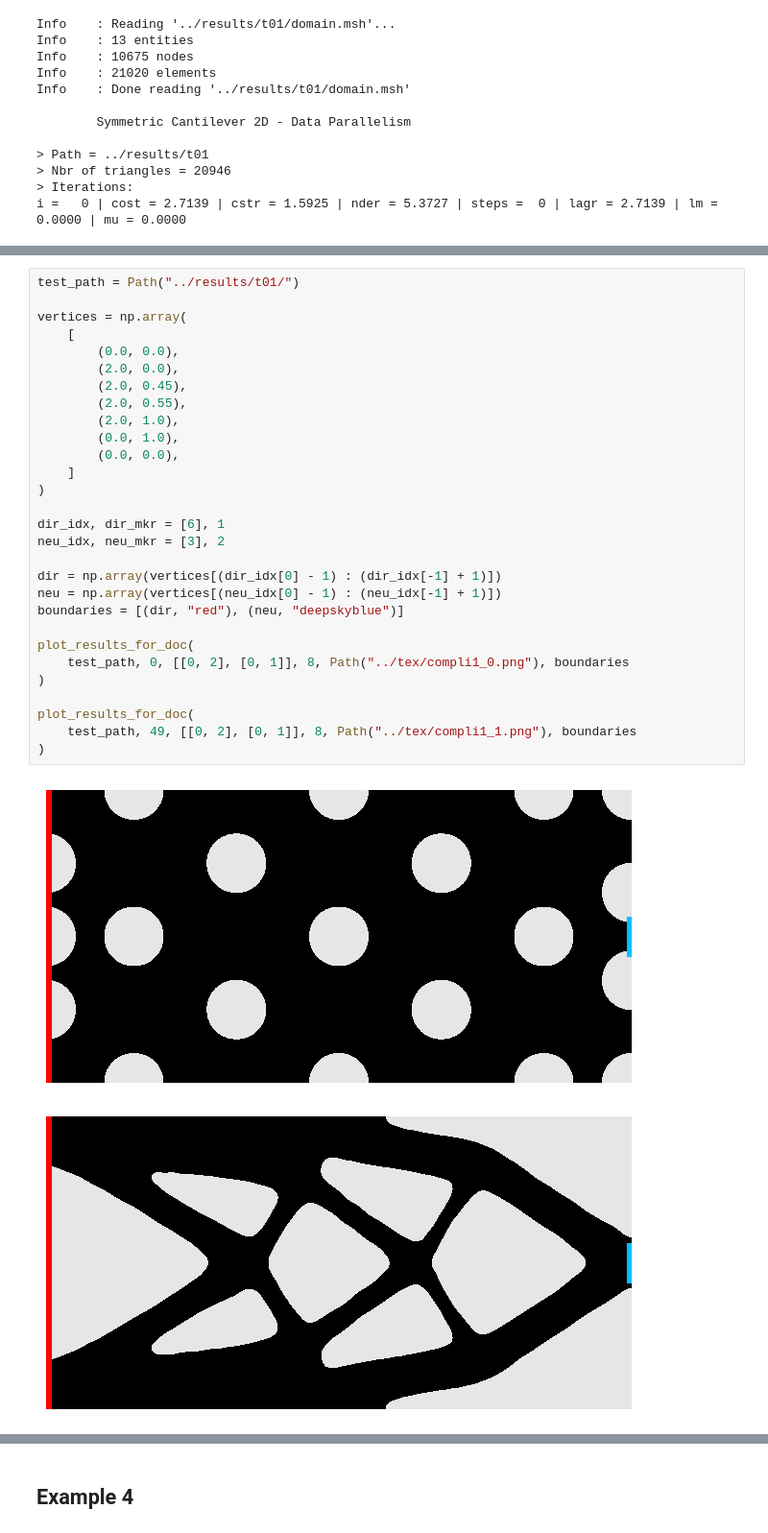
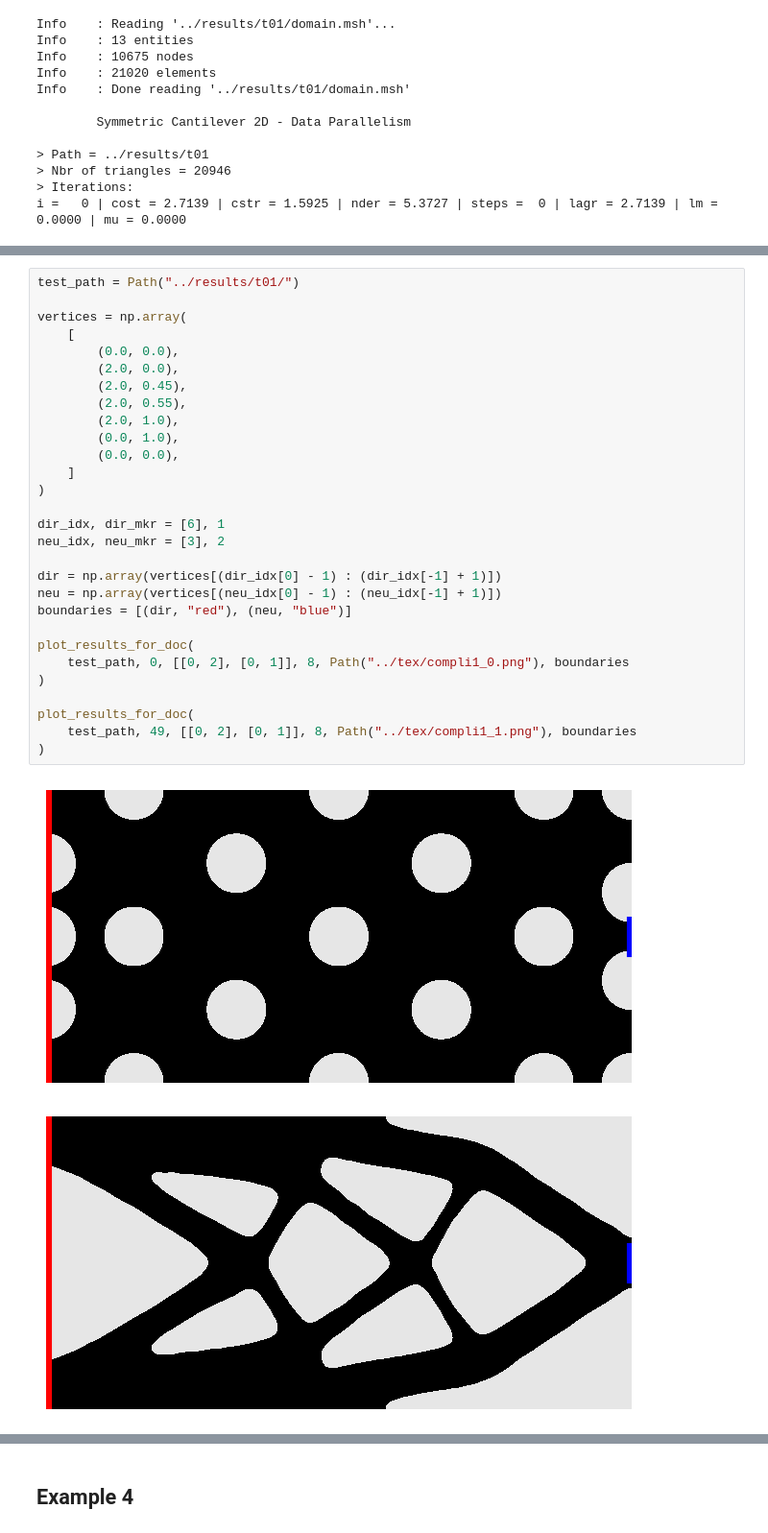
Before and after one commit to PhiFEM/phiFEM_FormOpt, a Jupyter notebook: code/manuscript.ipynb, the cells around one changed output, grey strips where cells are left out. Shown at 96% size. Cells and saved outputs as stored; diff of their text form.

```diff
--- a/code/manuscript.ipynb
+++ b/code/manuscript.ipynb
@@ -40,32 +40,32 @@ i =  50 | cost = 2.1835 | cstr = 0.9993 | nder = 0.3696 | steps = 16 | lagr = 2.
 # %%
 test_path = Path("../results/t01/")
 
 vertices = np.array(
     [
         (0.0, 0.0),
         (2.0, 0.0),
         (2.0, 0.45),
         (2.0, 0.55),
         (2.0, 1.0),
         (0.0, 1.0),
         (0.0, 0.0),
     ]
 )
 
 dir_idx, dir_mkr = [6], 1
 neu_idx, neu_mkr = [3], 2
 
 dir = np.array(vertices[(dir_idx[0] - 1) : (dir_idx[-1] + 1)])
 neu = np.array(vertices[(neu_idx[0] - 1) : (neu_idx[-1] + 1)])
-boundaries = [(dir, "red"), (neu, "deepskyblue")]
+boundaries = [(dir, "red"), (neu, "blue")]
 
 plot_results_for_doc(
     test_path, 0, [[0, 2], [0, 1]], 8, Path("../tex/compli1_0.png"), boundaries
 )
 
 plot_results_for_doc(
     test_path, 49, [[0, 2], [0, 1]], 8, Path("../tex/compli1_1.png"), boundaries
 )
 # %% [output]
-[figure, old version]
+[figure, new version]
-[figure, old version]
+[figure, new version]
```
Also changed, not shown: parts of 17 cells of this notebook, 23 other files.
